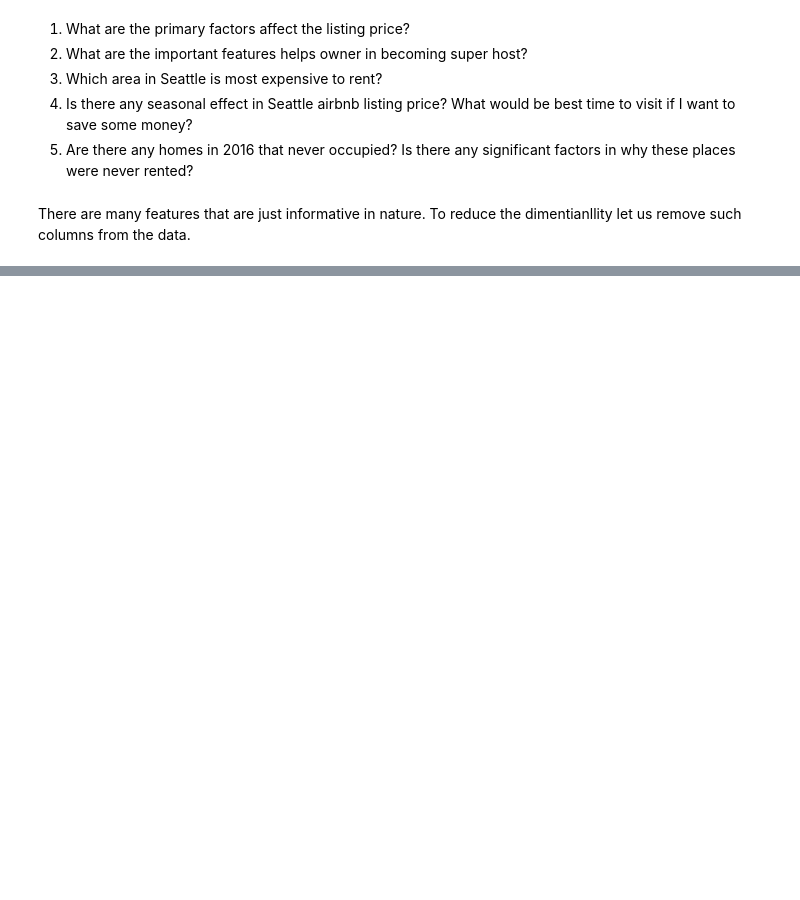
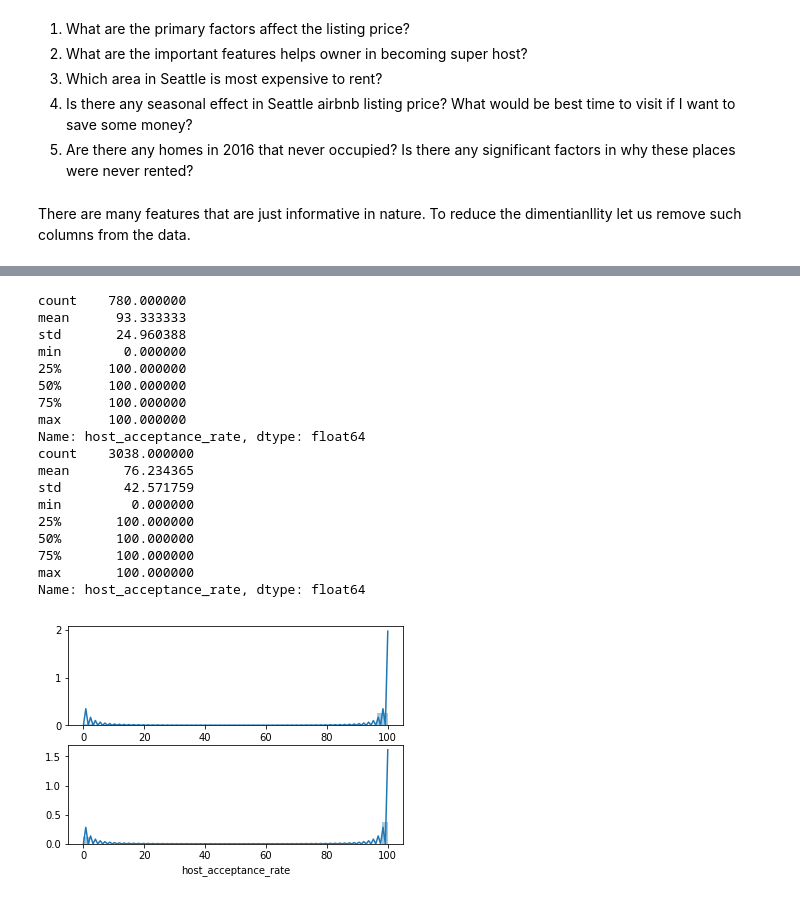
Before and after one commit to shreyasmatade/airbnb-seattle, a Jupyter notebook: dev/seattle_airbnb_analysis_super_host.ipynb, the cells around one changed output, grey strips where cells are left out. Saved outputs shown, nothing was run; the diff lists cells and outputs as text; code cells hidden in the pictures; blank space fills up the shorter version.

```diff
--- a/dev/seattle_airbnb_analysis_super_host.ipynb
+++ b/dev/seattle_airbnb_analysis_super_host.ipynb
@@ -331,0 +329,47 @@ coef_df.tail(10)
+# %%
+def plot_diff(var):
+
+    #Step 1 - Prepare Data
+    data_super = X[y]
+    data_no_super = X[~y]
+
+    #Step 2 - Create Plot
+    fig = plt.figure()
+
+    #Step 3 - Plot
+    ax = fig.add_subplot(211)
+
+    #Step 4 - Customize plot
+    sns.distplot(data_super[var])
+    print(data_super[var].describe())
+
+    ax = fig.add_subplot(212)
+
+    #Step 4 - Customize plot
+    sns.distplot(data_no_super[var])
+    print(data_no_super[var].describe())
+
+    #Step 5 - plt.show()
+    plt.show()
+# %%
+plot_diff('host_acceptance_rate')
+# %% [output]
+count    780.000000
+mean      93.333333
+std       24.960388
+min        0.000000
+25%      100.000000
+50%      100.000000
+75%      100.000000
+max      100.000000
+Name: host_acceptance_rate, dtype: float64
+count    3038.000000
+mean       76.234365
+std        42.571759
+min         0.000000
+25%       100.000000
+50%       100.000000
+75%       100.000000
+max       100.000000
+Name: host_acceptance_rate, dtype: float64
+[figure, added]
```
Also changed, not shown: parts of 10 cells of this notebook, 2 other files.
